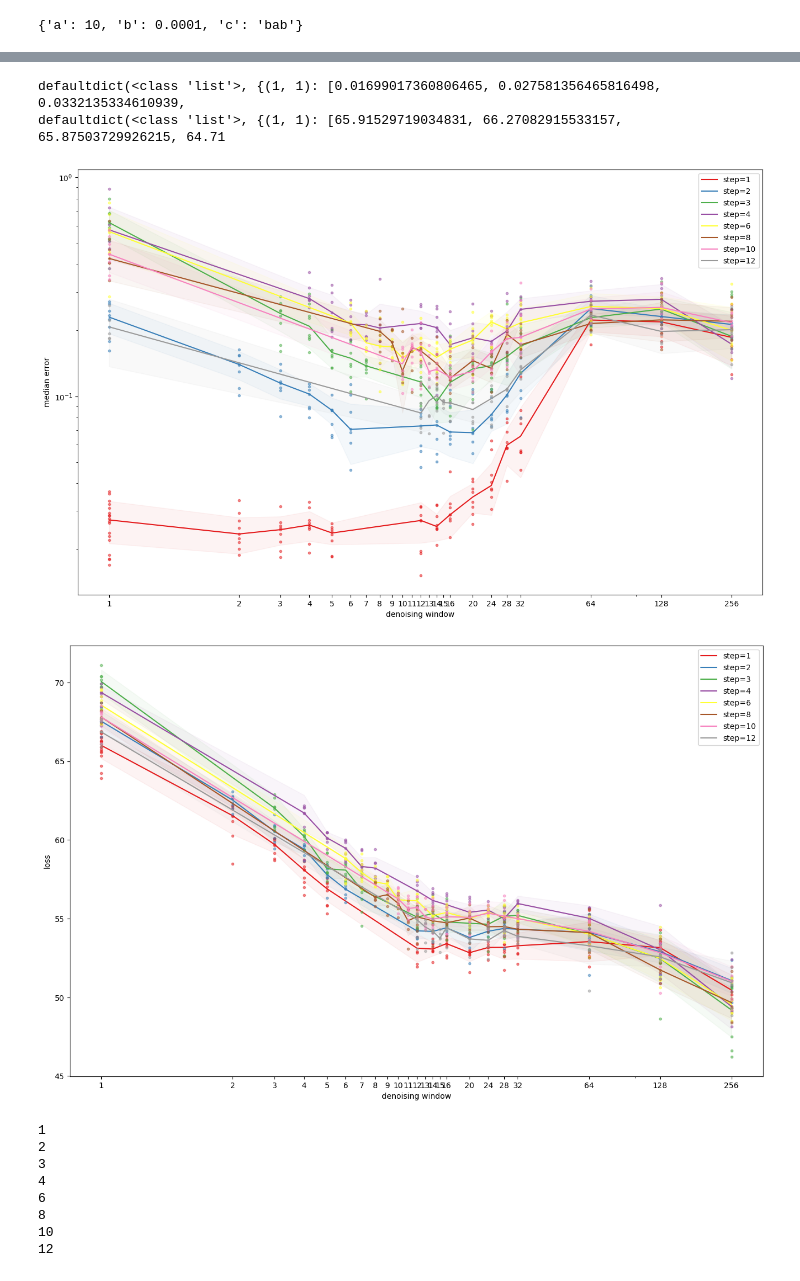
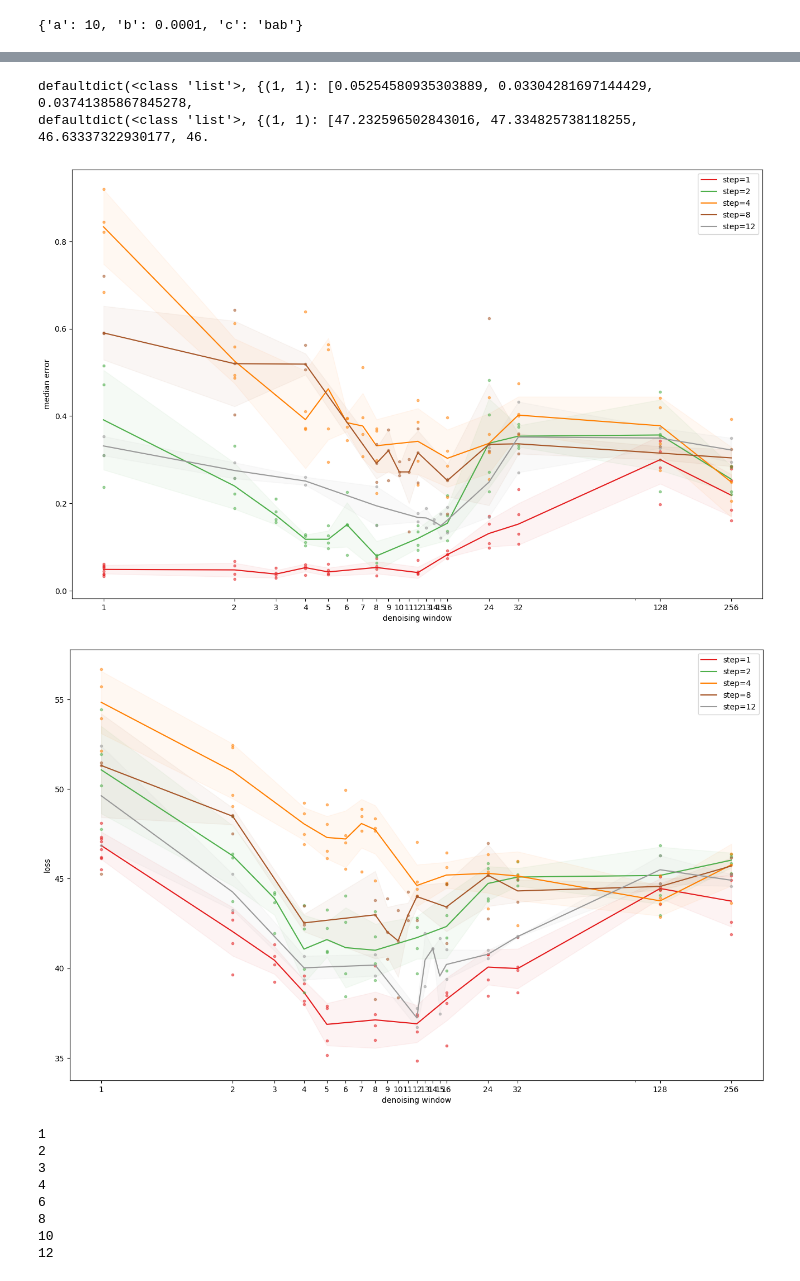
Before and after one commit to msh2481/gud, a Jupyter notebook: report.ipynb, the cells around one changed output, grey strips where cells are left out. Saved outputs shown, nothing was run; the diff lists cells and outputs as text; code cells hidden in the pictures.

```diff
--- a/report.ipynb
+++ b/report.ipynb
@@ -43,9 +43,12 @@ from pprint import pprint
 
 error_lists = defaultdict(list)
 loss_lists = defaultdict(list)
-names = ["slope-4"]  # , "fixed-steps"]
+names = ["slope-6"]  # , "fixed-steps"]
 
 for exp in loader.find_all():
+    if "comment" not in exp.meta:
+        print("no comment in ", exp.id)
+        continue
     notes = exp.meta["comment"]
     if not any(name in notes for name in names):
         continue
@@ -68,8 +91,8 @@ for exp in loader.find_all():
 print(str(error_lists)[:100])
 print(str(loss_lists)[:100])
 # %% [output]
-defaultdict(<class 'list'>, {(1, 1): [0.01699017360806465, 0.027581356465816498, 0.0332135334610939,
-defaultdict(<class 'list'>, {(1, 1): [65.91529719034831, 66.27082915533157, 65.87503729926215, 64.71
+defaultdict(<class 'list'>, {(1, 1): [0.05254580935303889, 0.03304281697144429, 0.03741385867845278,
+defaultdict(<class 'list'>, {(1, 1): [47.232596502843016, 47.334825738118255, 46.63337322930177, 46.
 # %%
 import matplotlib.pyplot as plt
 import numpy as np
@@ -90,35 +113,35 @@ for step, color in zip(steps, colors):
         cur = [x for x in cur if x < 1.0]
         if len(cur) > 0:
             means.append(np.median(cur))
             stds.append(np.std(cur))
             xs.append(w)
             plt.plot([w] * len(cur), cur, "o", ms=3, alpha=0.5, color=color)
 
     if len(xs) == 0:
         continue
 
     # Convert to arrays
     means = np.array(means)
     stds = np.array(stds)
     # Smooth means and stds with gaussian filter
     from scipy.ndimage import gaussian_filter1d
 
     # means = gaussian_filter1d(means, sigma=0.01)
     # stds = gaussian_filter1d(stds, sigma=1.0)
     xs = np.array(xs)
 
     # Plot mean line and std area
     plt.plot(xs, means, "-", label=f"step={step}", color=color)
     plt.fill_between(xs, means - stds, means + stds, alpha=0.05, color=color)
 
 plt.xticks(ws, [str(w) for w in ws])
 plt.xlabel("denoising window")
 plt.ylabel("median error")
-plt.yscale("log")
+# plt.yscale("log")
 plt.legend()
 plt.show()
 # %% [output]
-[figure, old version]
+[figure, new version]
 # %%
 import matplotlib.pyplot as plt
 import numpy as np
@@ -165,7 +188,7 @@ plt.ylabel("loss")
 plt.legend()
 plt.show()
 # %% [output]
-[figure, old version]
+[figure, new version]
 # %%
 plt.figure(figsize=(10, 8))
 
```
Also changed, not shown: parts of 1 cell of this notebook, 2 other files.
